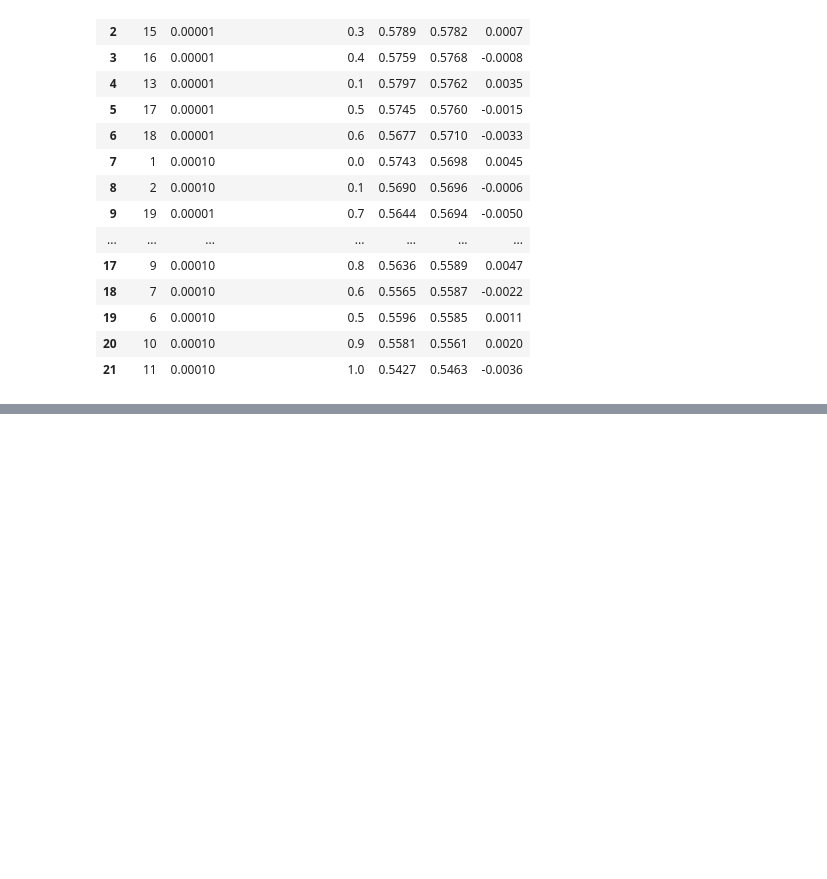
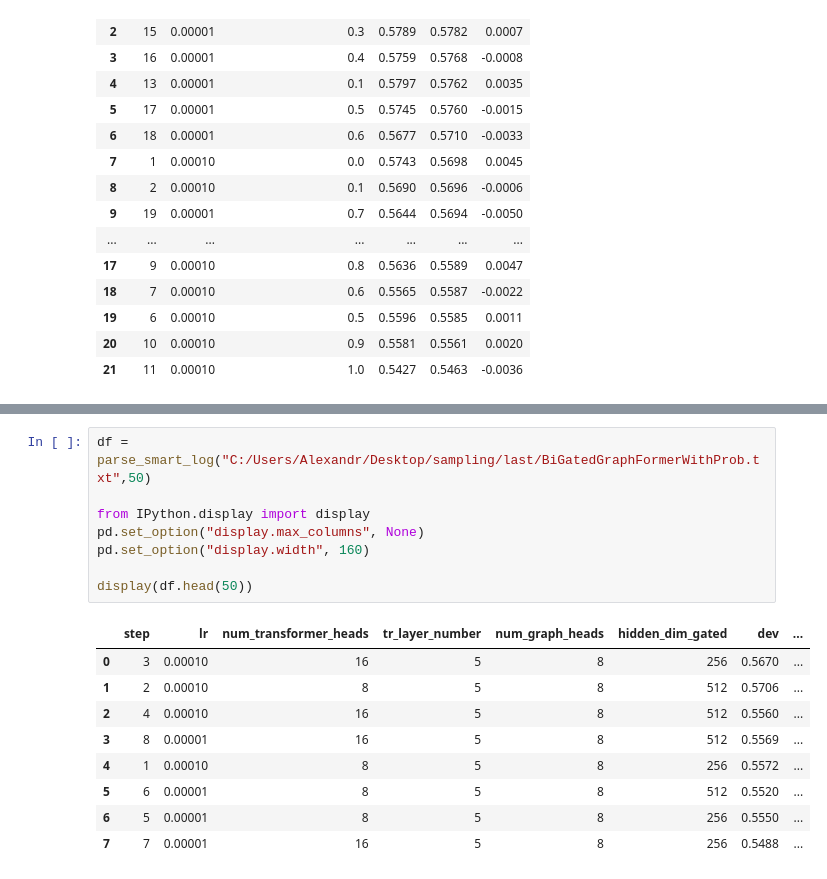
Before and after one commit to LEYA-HSE/BiBiER, a Jupyter notebook: analysis.ipynb, the cells around one changed output, grey strips where cells are left out. Cells and saved outputs as stored; diff of their text form; blank space fills up the shorter version.

```diff
--- a/analysis.ipynb
+++ b/analysis.ipynb
@@ -750,0 +769,18 @@ display(df.head(50))
+# %%
+df = parse_smart_log("C:/Users/Alexandr/Desktop/sampling/last/BiGatedGraphFormerWithProb.txt",50)
+
+from IPython.display import display
+pd.set_option("display.max_columns", None)
+pd.set_option("display.width", 160)
+
+display(df.head(50))
+# %% [output]
+|  | step | lr | num_transformer_heads | tr_layer_number | num_graph_heads | hidden_dim_gated | dev | ... |
+| 0 | 3 | 0.00010 | 16 | 5 | 8 | 256 | 0.5670 | ... |
+| 1 | 2 | 0.00010 | 8 | 5 | 8 | 512 | 0.5706 | ... |
+| 2 | 4 | 0.00010 | 16 | 5 | 8 | 512 | 0.5560 | ... |
+| 3 | 8 | 0.00001 | 16 | 5 | 8 | 512 | 0.5569 | ... |
+| 4 | 1 | 0.00010 | 8 | 5 | 8 | 256 | 0.5572 | ... |
+| 5 | 6 | 0.00001 | 8 | 5 | 8 | 512 | 0.5520 | ... |
+| 6 | 5 | 0.00001 | 8 | 5 | 8 | 256 | 0.5550 | ... |
+| 7 | 7 | 0.00001 | 16 | 5 | 8 | 256 | 0.5488 | ... |
```
Also changed, not shown: parts of 1 cell of this notebook, 6 other files.
